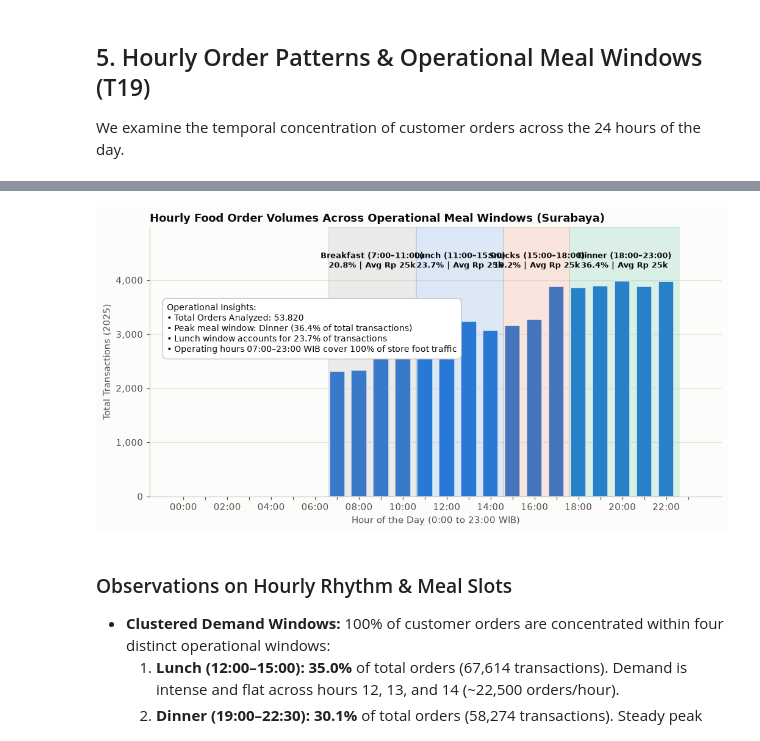
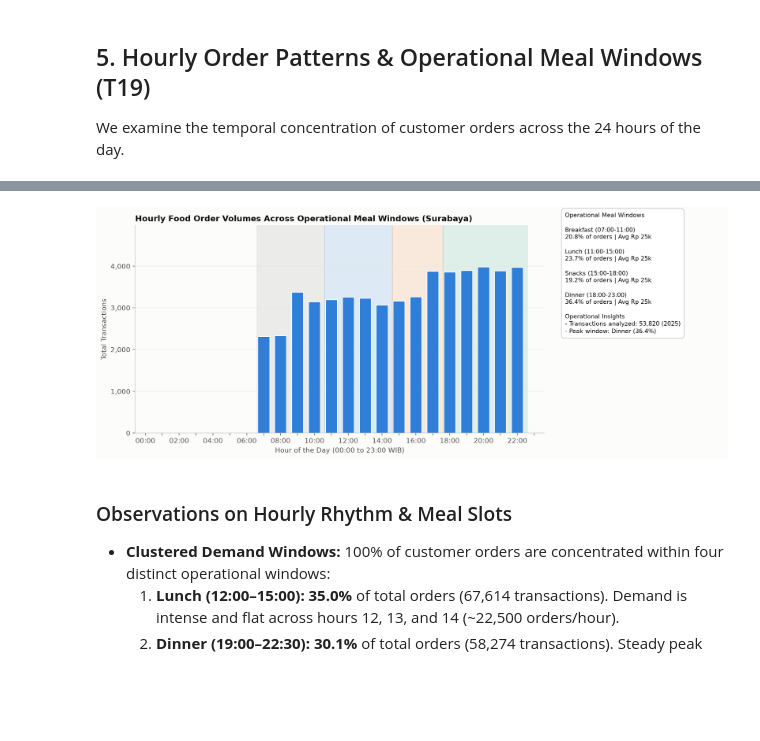
Before and after one commit to priyagarnet20-ops/weather-food-orders, a Jupyter notebook: notebooks/04_eda.ipynb, the cells around one changed output, grey strips where cells are left out. Cells and saved outputs as stored; diff of their text form; code cells hidden in the pictures; blank space fills up the shorter version.

```diff
--- a/notebooks/04_eda.ipynb
+++ b/notebooks/04_eda.ipynb
@@ -222,11 +259,69 @@ display(hourly_df.T)
 | orders | 2313.0 | 2330.00 | 3376.00 | 3150.00 | 3195.00 | 3258.00 | 3233.00 | 3066.0 | 3160.00 | 3268.00 | 3879.00 | ... |
 | share_pct | 4.3 | 4.33 | 6.27 | 5.85 | 5.94 | 6.05 | 6.01 | 5.7 | 5.87 | 6.07 | 7.21 | ... |
 # %%
-fig04 = eda.plot_fig04_hourly_meal_slots(orders, RESULTS / "eda_04_hourly_meal_slots.png")
+hourly_orders = orders.copy()
+if "hour" not in hourly_orders:
+    hourly_orders["hour"] = pd.to_datetime(hourly_orders["timestamp"]).dt.hour
+hourly_counts = hourly_orders.groupby("hour").size().reindex(range(24), fill_value=0)
+slot_names = {
+    "breakfast": "Breakfast",
+    "lunch": "Lunch",
+    "snack": "Snacks",
+    "snacks": "Snacks",
+    "evening snacks": "Snacks",
+    "dinner": "Dinner",
+}
+hourly_orders["meal_window"] = hourly_orders["meal_slot"].astype(str).str.strip().str.lower().map(slot_names)
+slot_stats = hourly_orders.dropna(subset=["meal_window"]).groupby("meal_window").agg(
+    orders=("order_id", "count"), average_value=("order_value", "mean")
+)
+meal_windows = [
+    ("Breakfast", "07:00-11:00", 7, 11, "#8f8e89"),
+    ("Lunch", "11:00-15:00", 11, 15, "#2f7ed8"),
+    ("Snacks", "15:00-18:00", 15, 18, "#ed7d31"),
+    ("Dinner", "18:00-23:00", 18, 23, "#36a786"),
+]
+fig04, ax = plt.subplots(figsize=(14, 5.5))
+ax.bar(range(24), hourly_counts.values, color="#2f7ed8", width=0.7, edgecolor="white")
+for _, _, start, end, color in meal_windows:
+    ax.axvspan(start - 0.4, end - 0.4, alpha=0.15, color=color, zorder=0)
+ax.set_title("Hourly Food Order Volumes Across Operational Meal Windows (Surabaya)")
+ax.set_xlabel("Hour of the Day (00:00 to 23:00 WIB)")
+ax.set_ylabel("Total Transactions")
+ax.set_xticks(range(24))
+ax.set_xticklabels([f"{hour:02d}:00" if hour % 2 == 0 else "" for hour in range(24)])
+ax.set_xlim(-0.6, 23.6)
+ax.set_ylim(0, max(hourly_counts.max() * 1.25, 1))
+ax.yaxis.set_major_formatter(plt.FuncFormatter(lambda value, _: f"{int(value):,}"))
+meal_lines = []
+for name, hours, _, _, _ in meal_windows:
+    if name not in slot_stats.index:
+        continue
+    count = slot_stats.loc[name, "orders"]
+    share = count / len(hourly_orders) * 100
+    average = slot_stats.loc[name, "average_value"]
+    average_label = f"Rp {average / 1000:.0f}k" if average >= 1000 else f"Rp {average:.0f}"
+    meal_lines.append(f"{name} ({hours})\n{share:.1f}% of orders | Avg {average_label}")
+peak_window = slot_stats["orders"].idxmax()
+peak_share = slot_stats.loc[peak_window, "orders"] / len(hourly_orders) * 100
+years = pd.to_datetime(hourly_orders["date"]).dt.year
+period = str(years.iloc[0]) if years.nunique() == 1 else f"{years.min()}-{years.max()}"
+panel_text = (
+    "Operational Meal Windows\n\n" + "\n\n".join(meal_lines)
+    + "\n\nOperational Insights\n"
+    + f"- Transactions analyzed: {len(hourly_orders):,} ({period})\n"
+    + f"- Peak window: {peak_window} ({peak_share:.1f}%)"
+)
+fig04.subplots_adjust(right=0.72)
+insight_ax = fig04.add_axes([0.75, 0.07, 0.23, 0.86])
+insight_ax.set_axis_off()
+insight_ax.text(0, 1, panel_text, va="top", fontsize=8.5, linespacing=1.25,
+                bbox=dict(boxstyle="round,pad=0.6", facecolor="white", edgecolor="#cccccc"))
+eda.save_fig(fig04, RESULTS / "eda_04_hourly_meal_slots.png")
 eda.save_fig(fig04, SLIDES_FIGS / "eda_04_hourly_meal_slots.png")
 plt.show()
 # %% [output]
-[figure, old version]
+[figure, new version]
 # %% [markdown]
 ### Observations on Hourly Rhythm & Meal Slots
 * **Clustered Demand Windows:** 100% of customer orders are concentrated within four distinct operational windows:
```
Also changed, not shown: parts of 10 cells of this notebook, 10 other files.
